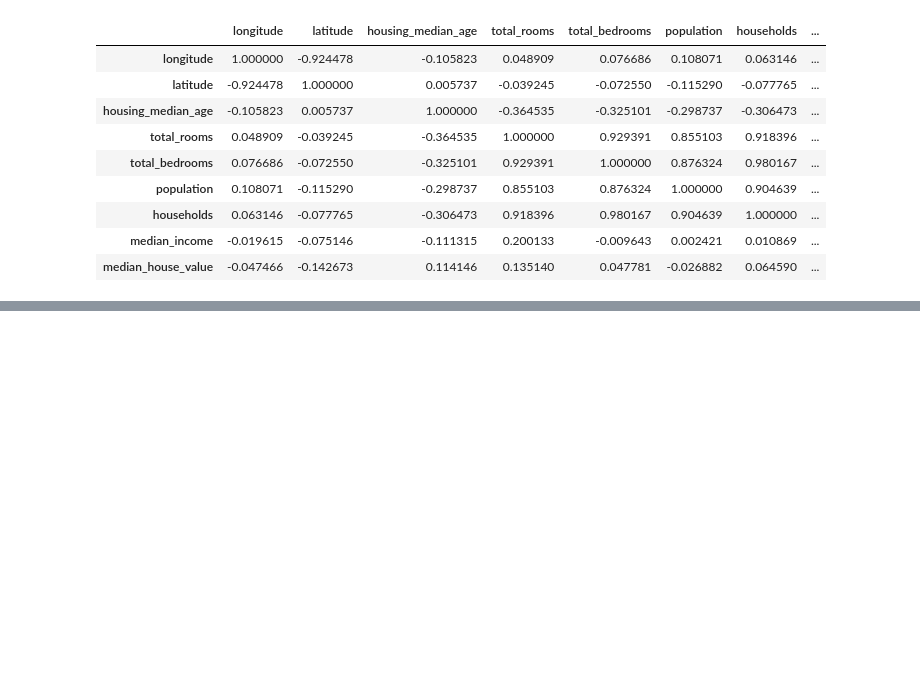
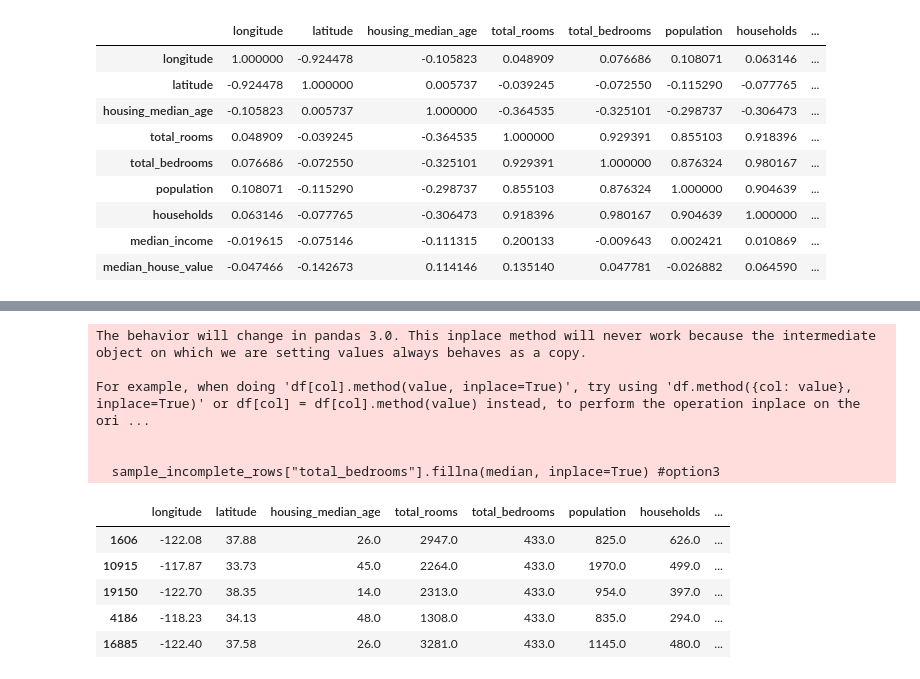
Before and after one commit to amisha26/Hands-on-Machine-Learning, a Jupyter notebook: Hands-On-Machine-Learning-Project/Chapter_2.ipynb, the cells around one changed output, grey strips where cells are left out. Cells and saved outputs as stored; diff of their text form; code cells hidden in the pictures; blank space fills up the shorter version.

Commit message:
performed imputation

```diff
--- a/Hands-On-Machine-Learning-Project/Chapter_2.ipynb
+++ b/Hands-On-Machine-Learning-Project/Chapter_2.ipynb
@@ -268,0 +326,18 @@ z.corr()
+# %%
+#Imputate (fill missing values)
+median = housing["total_bedrooms"].median()
+sample_incomplete_rows["total_bedrooms"].fillna(median, inplace=True) #option3
+sample_incomplete_rows
+# %% [output]
+The behavior will change in pandas 3.0. This inplace method will never work because the intermediate object on which we are setting values always behaves as a copy.
+
+For example, when doing 'df[col].method(value, inplace=True)', try using 'df.method({col: value}, inplace=True)' or df[col] = df[col].method(value) instead, to perform the operation inplace on the ori ...
+
+
+  sample_incomplete_rows["total_bedrooms"].fillna(median, inplace=True) #option3
+|  | longitude | latitude | housing_median_age | total_rooms | total_bedrooms | population | households | ... |
+| 1606 | -122.08 | 37.88 | 26.0 | 2947.0 | 433.0 | 825.0 | 626.0 | ... |
+| 10915 | -117.87 | 33.73 | 45.0 | 2264.0 | 433.0 | 1970.0 | 499.0 | ... |
+| 19150 | -122.70 | 38.35 | 14.0 | 2313.0 | 433.0 | 954.0 | 397.0 | ... |
+| 4186 | -118.23 | 34.13 | 48.0 | 1308.0 | 433.0 | 835.0 | 294.0 | ... |
+| 16885 | -122.40 | 37.58 | 26.0 | 3281.0 | 433.0 | 1145.0 | 480.0 | ... |
```
Also changed, not shown: parts of 9 cells of this notebook.
